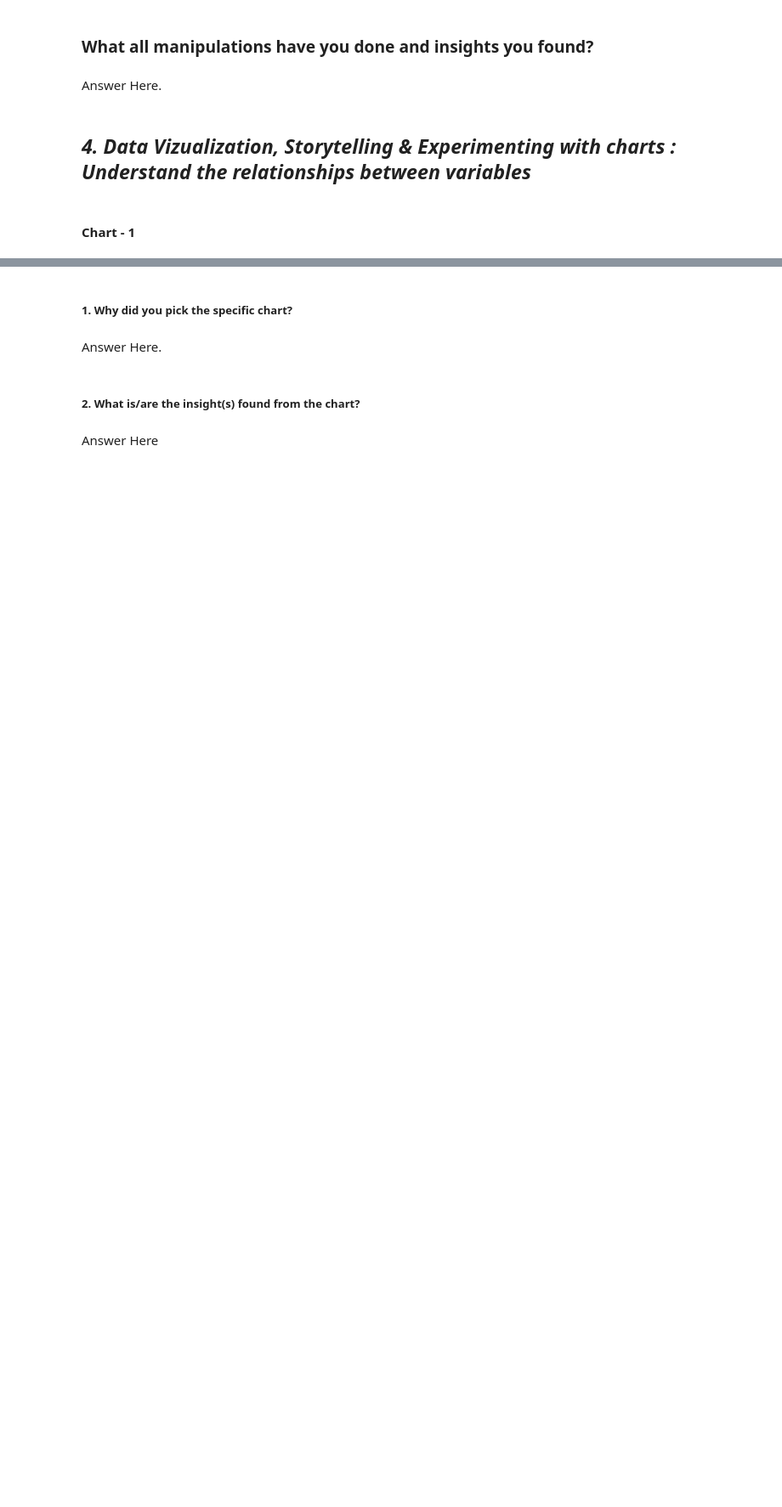
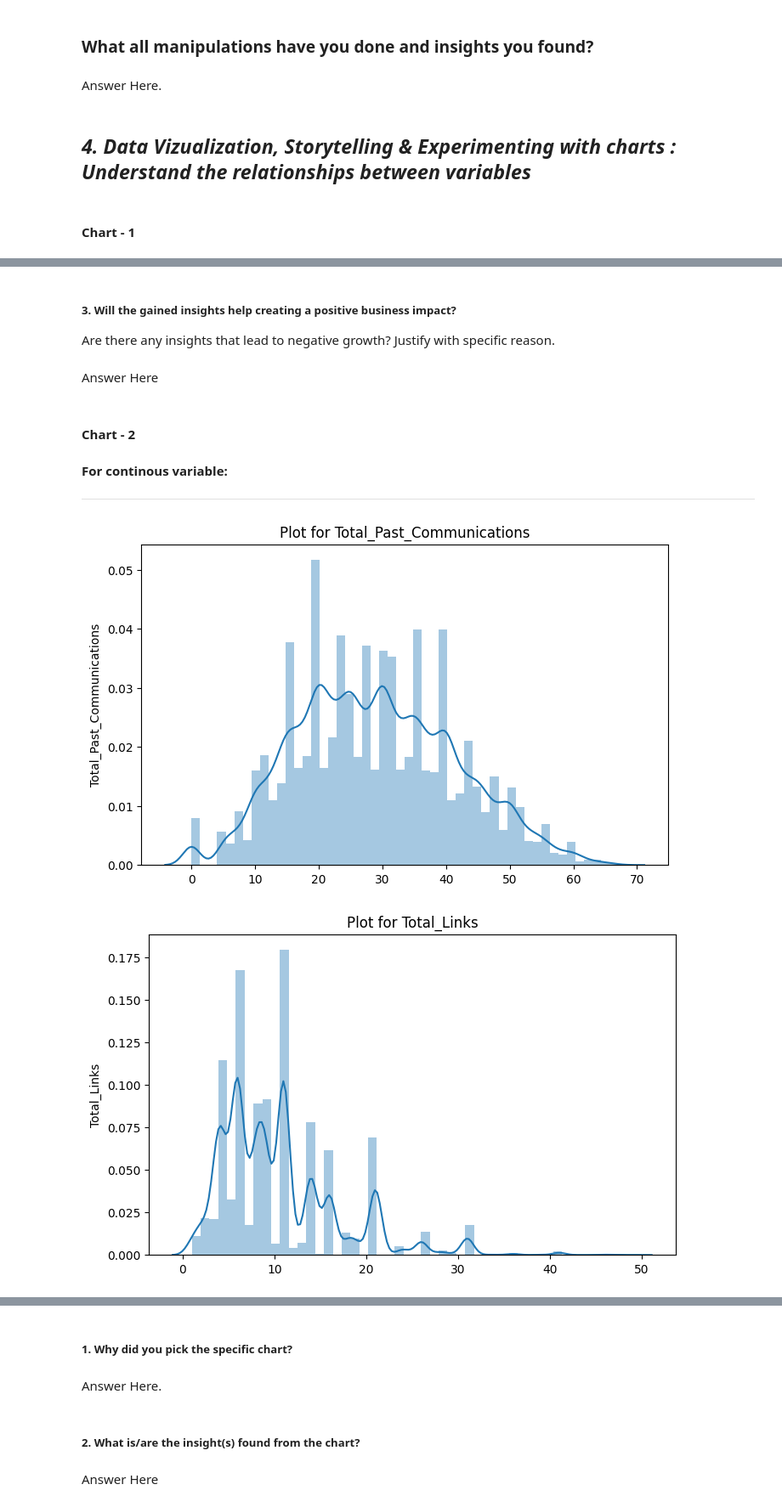
Before and after one commit to akashkivani/almabetter-Email-Campaign-Effectiveness-Prediction-Project, a Jupyter notebook: ML_Classification_Submission.ipynb, the cells around one changed output, grey strips where cells are left out. Shown at 85% size. Cells and saved outputs as stored; diff of their text form; code cells hidden in the pictures; blank space fills up the shorter version.

```diff
--- a/ML_Classification_Submission.ipynb
+++ b/ML_Classification_Submission.ipynb
@@ -294,0 +330,25 @@ Answer Here.
+# %% [markdown]
+##### 3. Will the gained insights help creating a positive business impact?
+Are there any insights that lead to negative growth? Justify with specific reason.
+# %% [markdown]
+Answer Here
+# %% [markdown]
+#### Chart - 2
+# %% [markdown]
+**For continous variable:**
+
+---
+# %%
+# Chart - 2 visualization code
+#Making a loop to plot all continous variable.
+
+cont_var = ['Total_Past_Communications' , 'Total_Links', 'Total_Images' ,'Word_Count' , 'Subject_Hotness_Score']
+
+for column in cont_var:
+  az = sns.distplot( x = df[column] , hist = True)
+  plt.title(f'Plot for {column}')
+  plt.ylabel(column)
+  plt.show()
+# %% [output]
+[figure, added]
+[figure, added]
```
Also changed, not shown: parts of 281 cells of this notebook.
